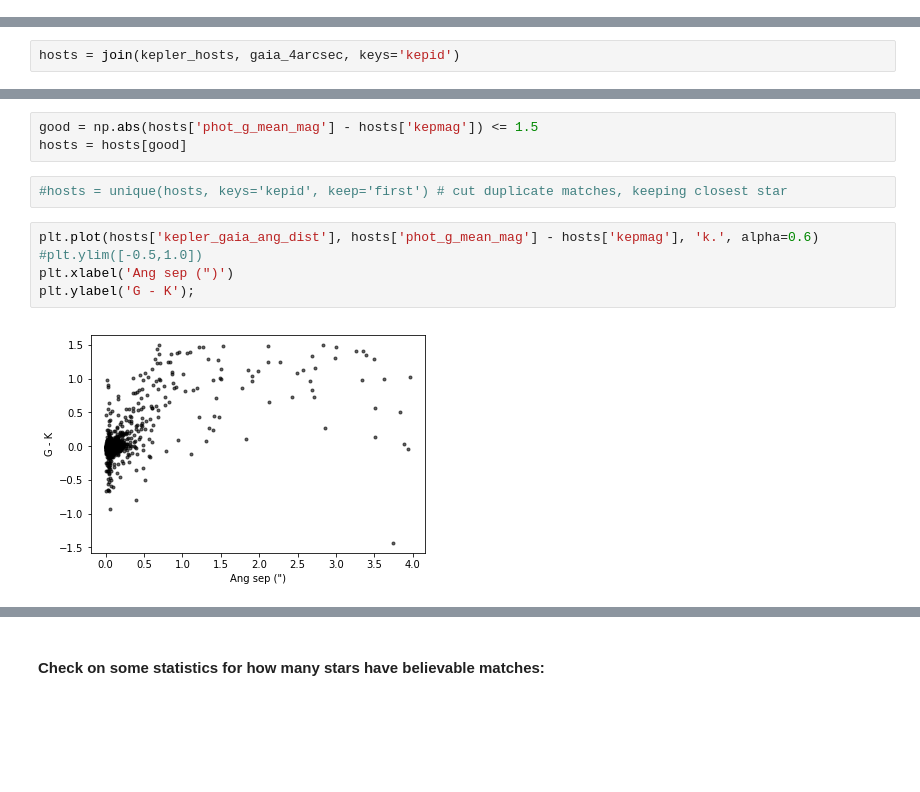
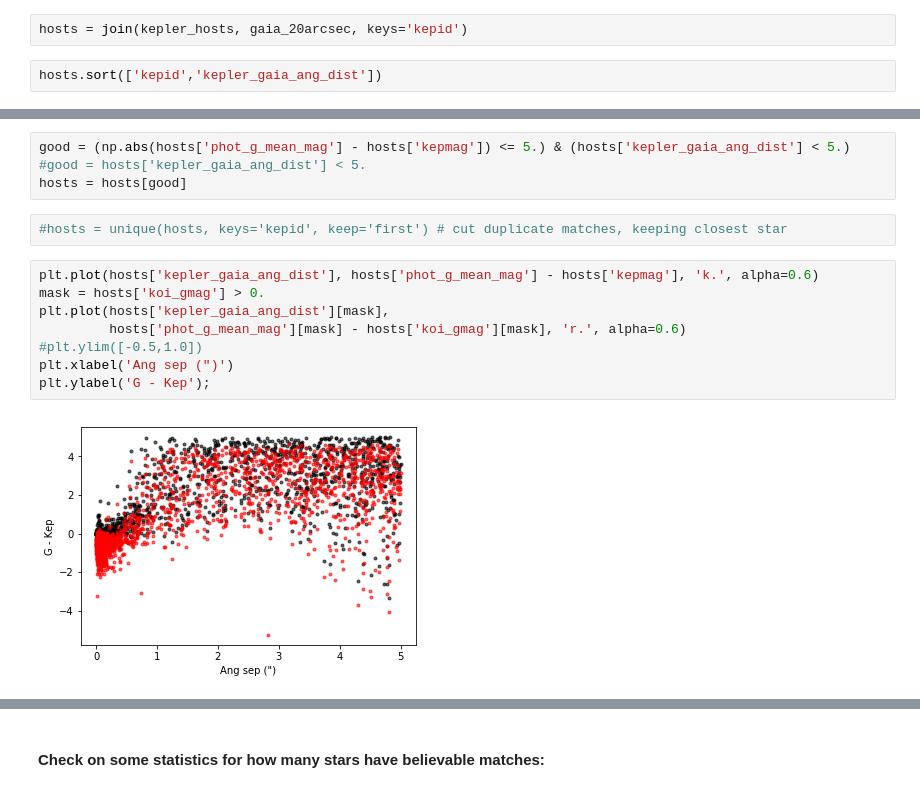
Before and after one commit to benmontet/stellar-facelifts, a Jupyter notebook: notebooks/gaia_crossmatch.ipynb, the cells around one changed output, grey strips where cells are left out. Drawn from its saved outputs; the diff is of its cells as text; blank space fills up the shorter version.

```diff
--- a/notebooks/gaia_crossmatch.ipynb
+++ b/notebooks/gaia_crossmatch.ipynb
@@ -15 +15,5 @@ gaia_4arcsec = Table.read('/Users/mbedell/Documents/Web Design/gaia-kepler.fun/s
+# %%
+hosts = join(kepler_hosts, gaia_20arcsec, keys='kepid')
+# %%
+hosts.sort(['kepid','kepler_gaia_ang_dist'])
 # %%
@@ -26,2 +35,0 @@ Table masked=True length=4
-# %%
-hosts = join(kepler_hosts, gaia_4arcsec, keys='kepid')
@@ -30,15 +54,19 @@ hosts = join(kepler_hosts, gaia_4arcsec, keys='kepid')
 # %%
-good = np.abs(hosts['phot_g_mean_mag'] - hosts['kepmag']) <= 1.5
+good = (np.abs(hosts['phot_g_mean_mag'] - hosts['kepmag']) <= 5.) & (hosts['kepler_gaia_ang_dist'] < 5.)
+#good = hosts['kepler_gaia_ang_dist'] < 5.
 hosts = hosts[good]
 # %%
 #hosts = unique(hosts, keys='kepid', keep='first') # cut duplicate matches, keeping closest star
 # %%
 plt.plot(hosts['kepler_gaia_ang_dist'], hosts['phot_g_mean_mag'] - hosts['kepmag'], 'k.', alpha=0.6)
+mask = hosts['koi_gmag'] > 0.
+plt.plot(hosts['kepler_gaia_ang_dist'][mask],
+         hosts['phot_g_mean_mag'][mask] - hosts['koi_gmag'][mask], 'r.', alpha=0.6)
 #plt.ylim([-0.5,1.0])
 plt.xlabel('Ang sep (")')
-plt.ylabel('G - K');
+plt.ylabel('G - Kep');
 # %% [output]
-[figure, old version]
+[figure, new version]
 # %%
 plt.hist((hosts['phot_g_mean_mag'] - hosts['kepmag'])[np.isfinite(hosts['phot_g_mean_mag'])], bins=20)
 plt.yscale('log')
```
Also changed, not shown: parts of 19 cells of this notebook, 7 other files.
